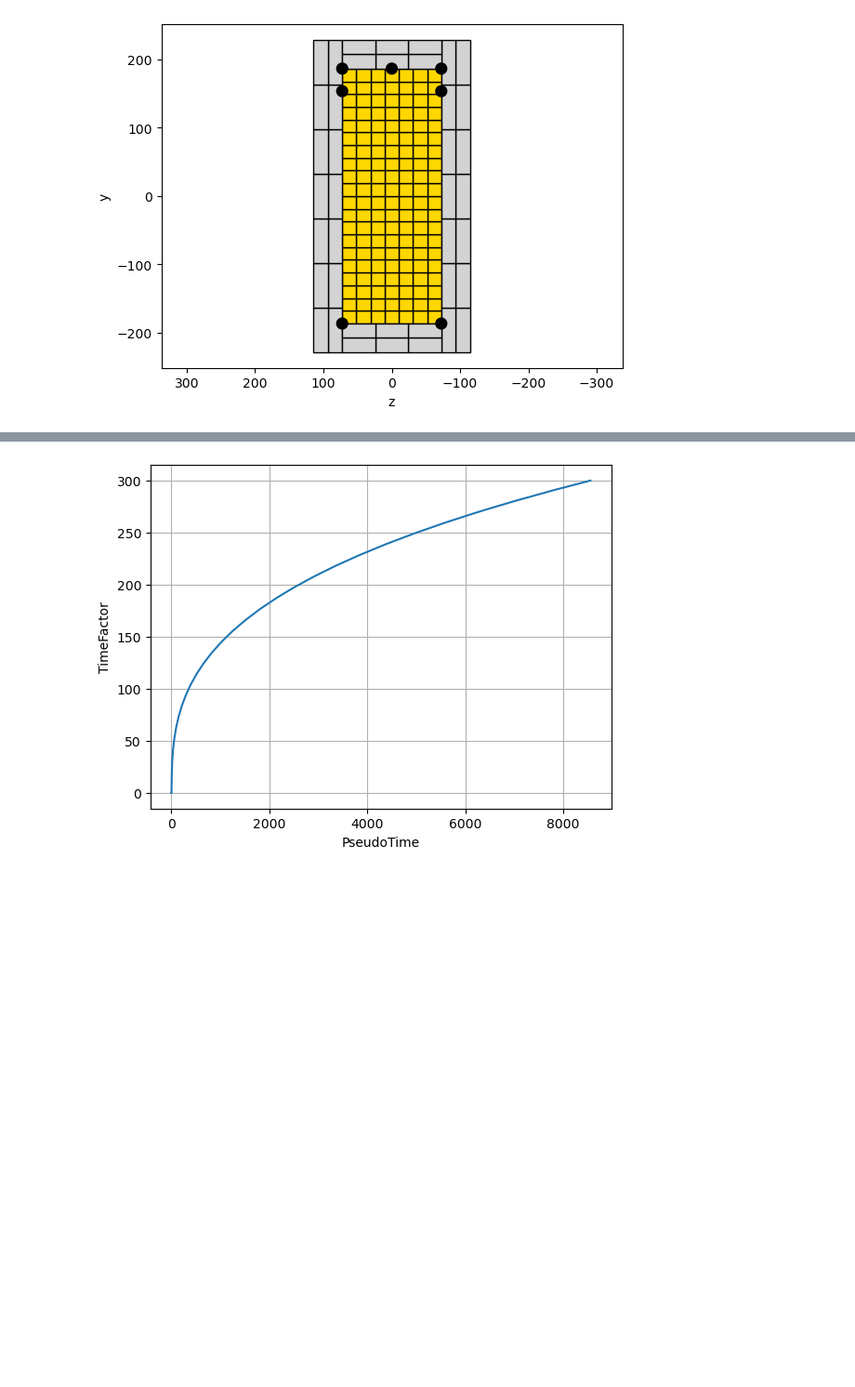
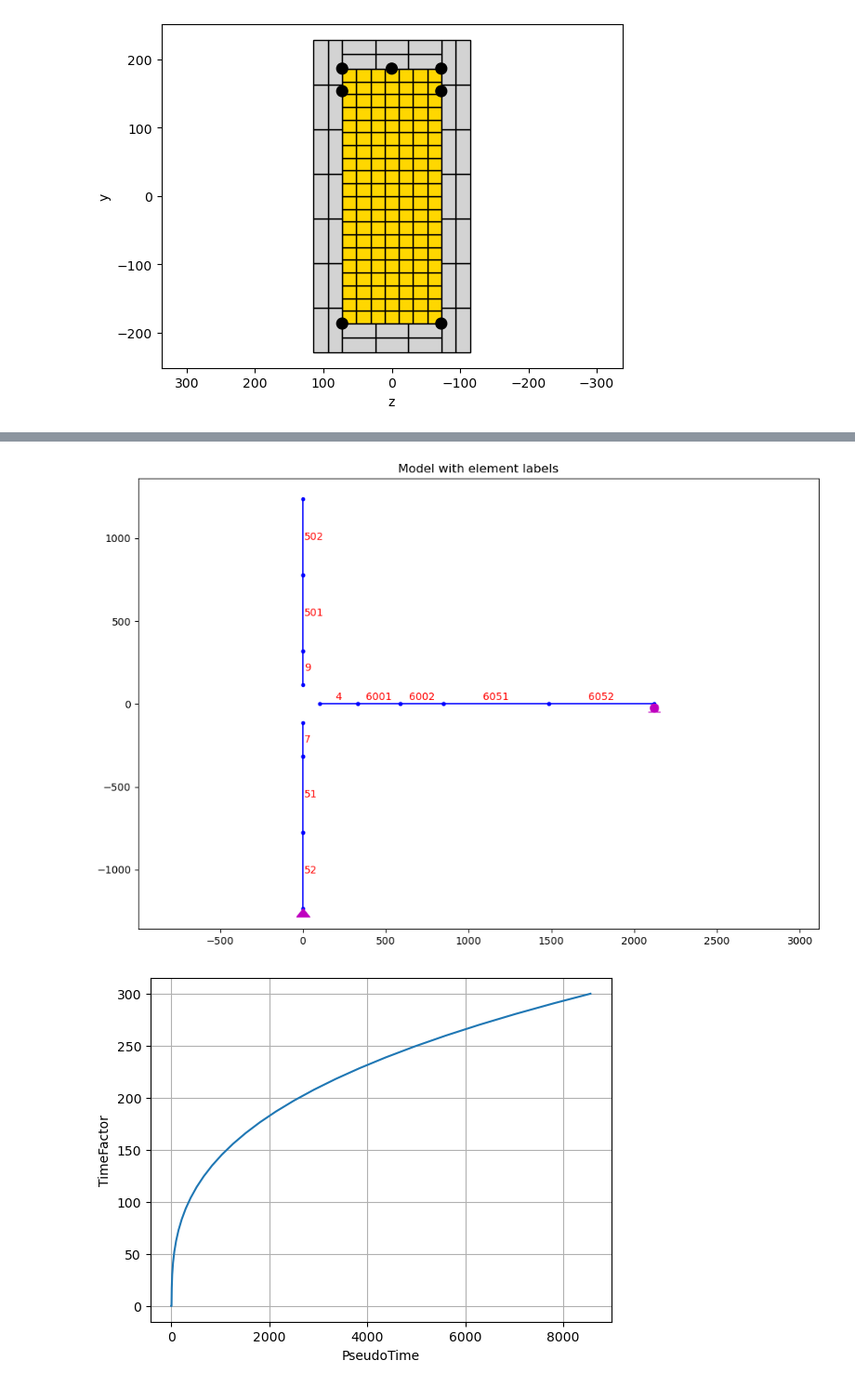
Before and after one commit to Suman-Regmi/BeamColumnWorks, a Jupyter notebook: bc_model_beams_columns_elastified.ipynb, the cells around one changed output, grey strips where cells are left out. Shown at 93% size. Cells and saved outputs as stored; diff of their text form; code cells hidden in the pictures; blank space fills up the shorter version.

```diff
--- a/bc_model_beams_columns_elastified.ipynb
+++ b/bc_model_beams_columns_elastified.ipynb
@@ -424 +450,11 @@ plt.show()
+# %%
+# opsvis.plot_model(node_labels = False, gauss_points = False)
+# model is plotted with element labels and, node labels and gauss_points are hidden for clarity
+opsvis.plot_model(node_labels = False, gauss_points = False)
+fig = plt.gcf()
+fig.set_size_inches(12, 8)
+plt.title("Model with element labels")
+plt.show()
+# %% [output]
+[figure, added]
 # %%
```
Also changed, not shown: parts of 23 cells of this notebook.
